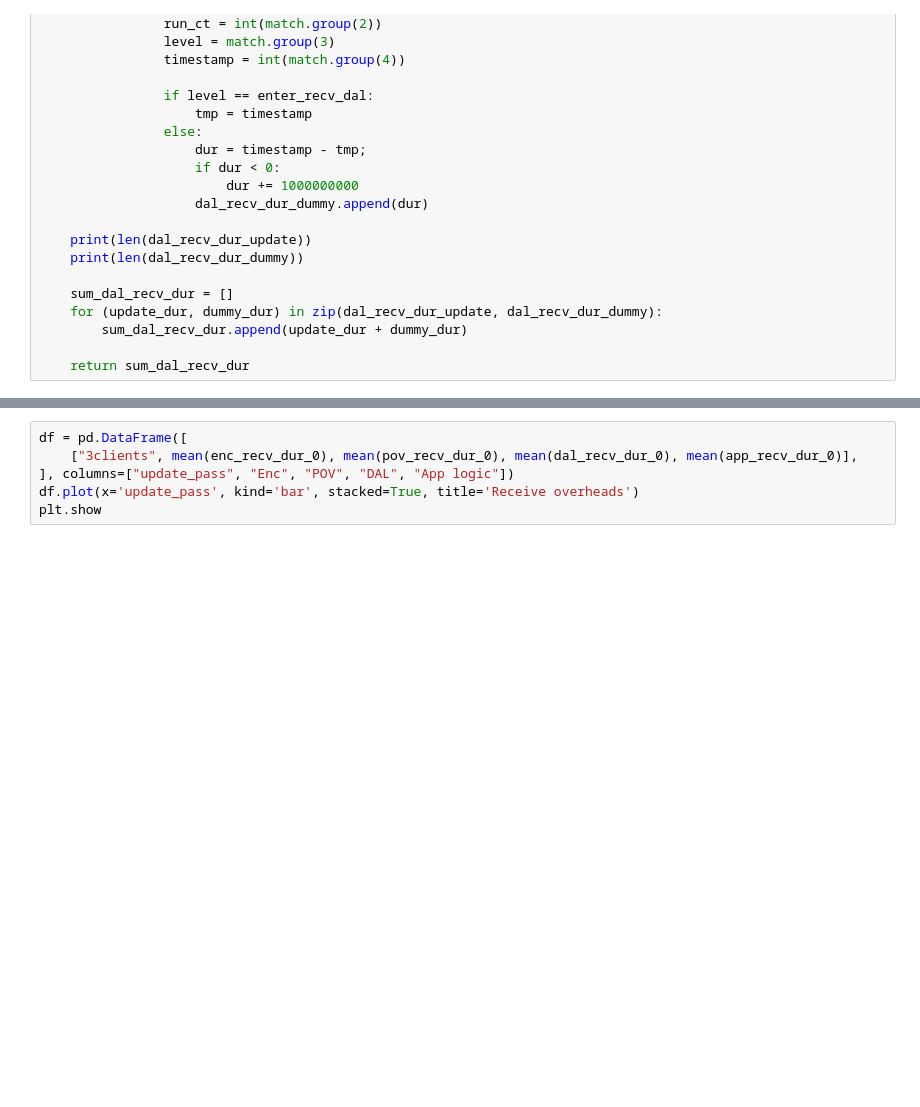
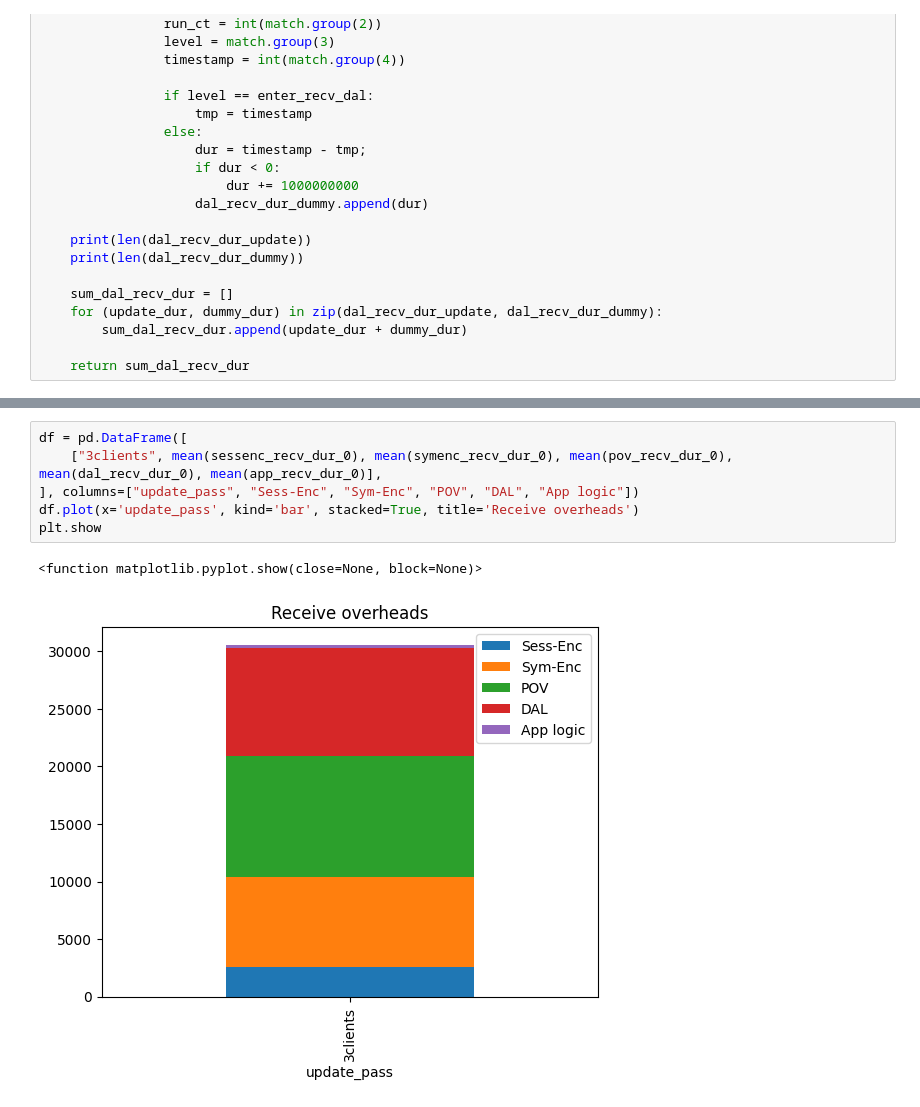
Before and after one commit to princeton-sns/scuba, a Jupyter notebook: apps/bench/src/client_benchmarks.ipynb, the cells around one changed output, grey strips where cells are left out. Drawn from its saved outputs; the diff is of its cells as text; blank space fills up the shorter version.

```diff
--- a/apps/bench/src/client_benchmarks.ipynb
+++ b/apps/bench/src/client_benchmarks.ipynb
@@ -337,9 +381,12 @@ plt.show
 # %%
 df = pd.DataFrame([
-    ["3clients", mean(enc_recv_dur_0), mean(pov_recv_dur_0), mean(dal_recv_dur_0), mean(app_recv_dur_0)],
-], columns=["update_pass", "Enc", "POV", "DAL", "App logic"])
+    ["3clients", mean(sessenc_recv_dur_0), mean(symenc_recv_dur_0), mean(pov_recv_dur_0), mean(dal_recv_dur_0), mean(app_recv_dur_0)],
+], columns=["update_pass", "Sess-Enc", "Sym-Enc", "POV", "DAL", "App logic"])
 df.plot(x='update_pass', kind='bar', stacked=True, title='Receive overheads')
 plt.show
+# %% [output]
+<function matplotlib.pyplot.show(close=None, block=None)>
+[figure, added]
 # %%
 warmup_count = 1000
 runs_count = 10000
```
Also changed, not shown: parts of 24 cells of this notebook.
